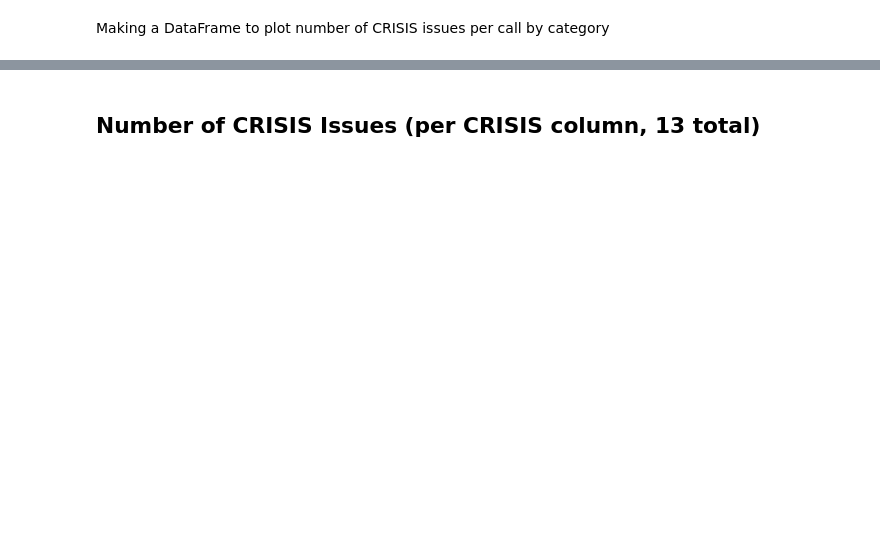
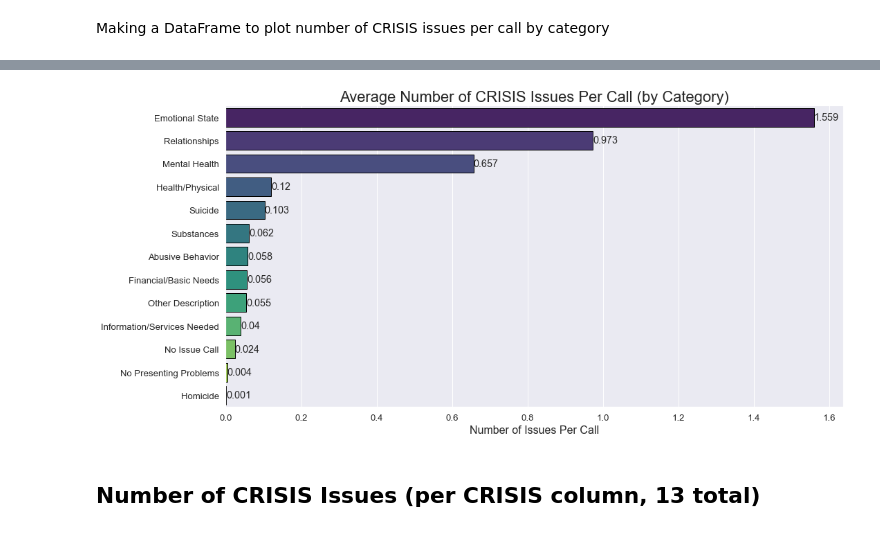
Before and after one commit to NSS-Data-Analytics-Cohort-6/fcs-crisis-data-campers, a Jupyter notebook: notebooks/FCS_project_datacampers.ipynb, the cells around one changed output, grey strips where cells are left out. Saved outputs shown, nothing was run; the diff lists cells and outputs as text; code cells hidden in the pictures; blank space fills up the shorter version.

Commit message:
Converted plots to sns and added edgecolor

```diff
--- a/notebooks/FCS_project_datacampers.ipynb
+++ b/notebooks/FCS_project_datacampers.ipynb
@@ -342,5 +504,5 @@ issue_count_by_col = [a,b,c,d,e,f,g,h,i,j,k,l,m]
 # icbc = issue count by category
 icbc = pd.DataFrame(list(zip(CRISIS_Issues, issue_count_by_col)),
                    columns=['Issue_Category','Number_of_Issues_Per_Call'])
-icbc_sorted = icbc.sort_values('Number_of_Issues_Per_Call', ascending=True)
+icbc_sorted = icbc.sort_values('Number_of_Issues_Per_Call', ascending=False)
 icbc_sorted
@@ -356,3 +535,16 @@ plt.title('Average Number of CRISIS Issues Per Call (by Category)', fontsize=30)
+# %%
+# Above plot but in seaborn
+plt.figure(figsize=(16, 8))
+sns.set(style="whitegrid")
+sns.set(font_scale=1.2)
+ax = sns.barplot(x=icbc_sorted.Number_of_Issues_Per_Call.round(3), y=icbc_sorted.Issue_Category, data=icbc_sorted,
+            palette=sns.color_palette('viridis', n_colors=13), edgecolor='black')
+ax.bar_label(ax.containers[0])
+plt.title('Average Number of CRISIS Issues Per Call (by Category)', fontsize=22)
+plt.xlabel('Number of Issues Per Call', fontsize=16)
+plt.ylabel('');
+# %% [output]
+[figure, added]
 # %% [markdown]
 ## Number of CRISIS Issues (per CRISIS column, 13 total)
 # %%
```
Also changed, not shown: parts of 90 cells of this notebook.
